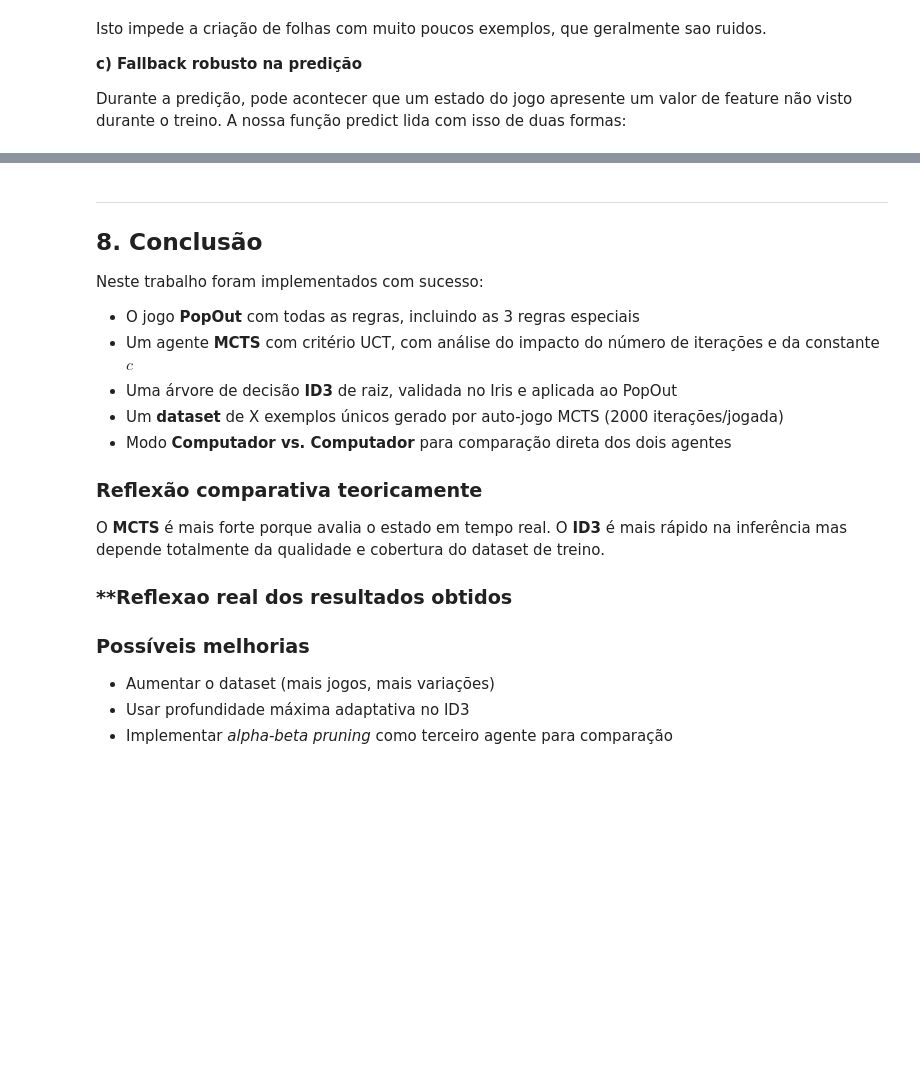
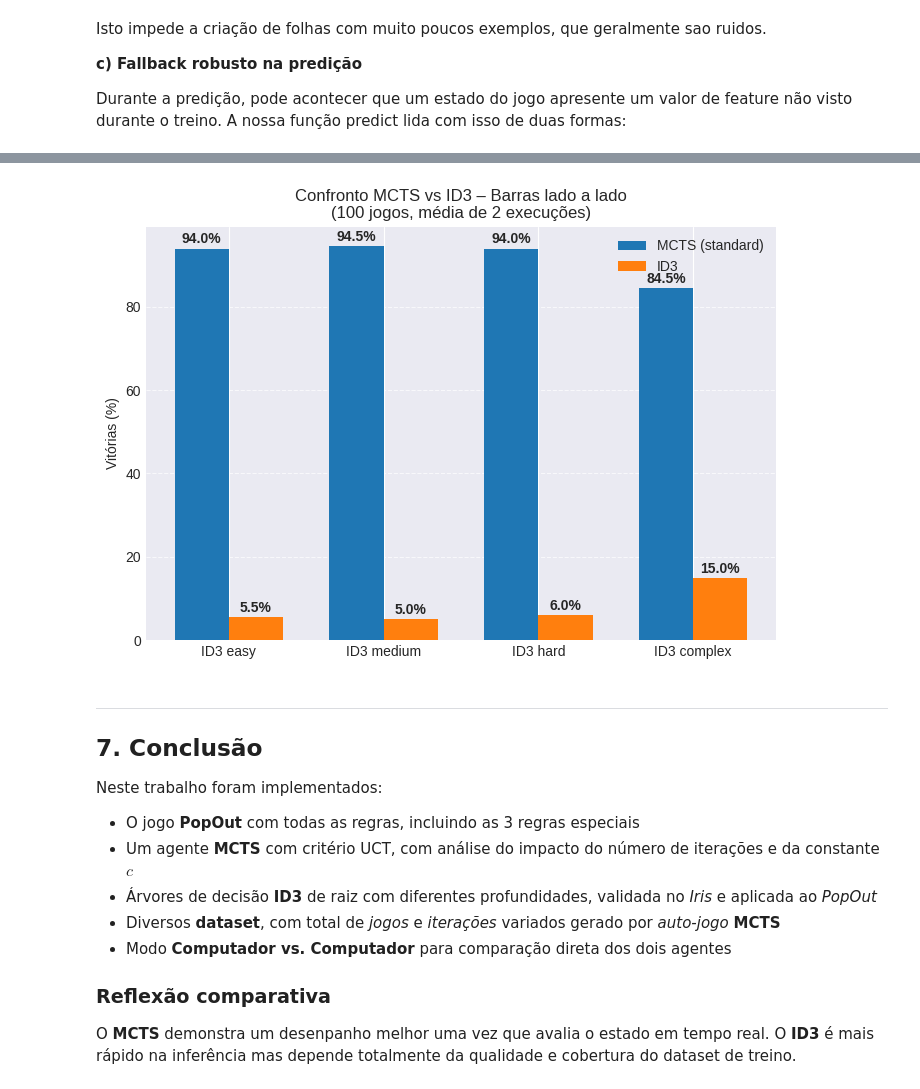
Before and after one commit to FilipeHuang/PopOut, a Jupyter notebook: PopOut_IA.ipynb, the cells around one changed output, grey strips where cells are left out. Cells and saved outputs as stored; diff of their text form; code cells hidden in the pictures; blank space fills up the shorter version.

```diff
--- a/PopOut_IA.ipynb
+++ b/PopOut_IA.ipynb
@@ -708,22 +638,47 @@ print("⚠️  Descomente após obter os resultados do torneio")
+# %%
+id3_levels = ['easy', 'medium', 'hard', 'complex']
+mcts_wins = [94.0, 94.5, 94.0, 84.5]
+id3_wins  = [5.5, 5.0, 6.0, 15.0]
+draws     = [0.5, 0.5, 0.0, 0.5]
+
+x = np.arange(len(id3_levels))
+width = 0.35
+
+fig, ax = plt.subplots(figsize=(7, 5))
+bars1 = ax.bar(x - width/2, mcts_wins, width, label='MCTS (standard)', color='#1f77b4')
+bars2 = ax.bar(x + width/2, id3_wins, width, label='ID3', color='#ff7f0e')
+
+# Adicionar valores nas barras
+for bar in bars1:
+    height = bar.get_height()
+    ax.text(bar.get_x() + bar.get_width()/2., height + 0.5, f'{height:.1f}%', ha='center', va='bottom', fontweight='bold')
+for bar in bars2:
+    height = bar.get_height()
+    ax.text(bar.get_x() + bar.get_width()/2., height + 0.5, f'{height:.1f}%', ha='center', va='bottom', fontweight='bold')
+
+ax.set_ylabel('Vitórias (%)')
+ax.set_title('Confronto MCTS vs ID3 – Barras lado a lado\n(100 jogos, média de 2 execuções)')
+ax.set_xticks(x)
+ax.set_xticklabels([f'ID3 {lvl}' for lvl in id3_levels])
+ax.legend()
+ax.grid(axis='y', linestyle='--', alpha=0.7)
+plt.tight_layout()
+plt.savefig('mcts_vs_id3_grouped.png', dpi=150)
+plt.show()
+# %% [output]
+[figure, added]
 # %% [markdown]
 ---
-## 8. Conclusão
+## **7. Conclusão**
 
-Neste trabalho foram implementados com sucesso:
+Neste trabalho foram implementados:
 - O jogo **PopOut** com todas as regras, incluindo as 3 regras especiais
 - Um agente **MCTS** com critério UCT, com análise do impacto do número de iterações e da constante $c$
-- Uma árvore de decisão **ID3** de raiz, validada no Iris e aplicada ao PopOut
-- Um **dataset** de X exemplos únicos gerado por auto-jogo MCTS (2000 iterações/jogada)
+-  Árvores de decisão **ID3** de raiz com diferentes profundidades, validada no *Iris* e aplicada ao *PopOut*
+- Diversos **dataset**, com total de *jogos* e *iterações* variados gerado por _auto-jogo_ **MCTS**
 - Modo **Computador vs. Computador** para comparação direta dos dois agentes
 
-### Reflexão comparativa teoricamente
+### **Reflexão comparativa**
 
-O **MCTS** é mais forte porque avalia o estado em tempo real.
+O **MCTS** demonstra um desenpanho melhor uma vez que avalia o estado em tempo real.
 O **ID3** é mais rápido na inferência mas depende totalmente da qualidade e cobertura do dataset de treino.
-
-### **Reflexao real dos resultados obtidos
-
-### Possíveis melhorias
-- Aumentar o dataset (mais jogos, mais variações)
-- Usar profundidade máxima adaptativa no ID3
-- Implementar *alpha-beta pruning* como terceiro agente para comparação
```
Also changed, not shown: parts of 20 cells of this notebook, 1 other file.
